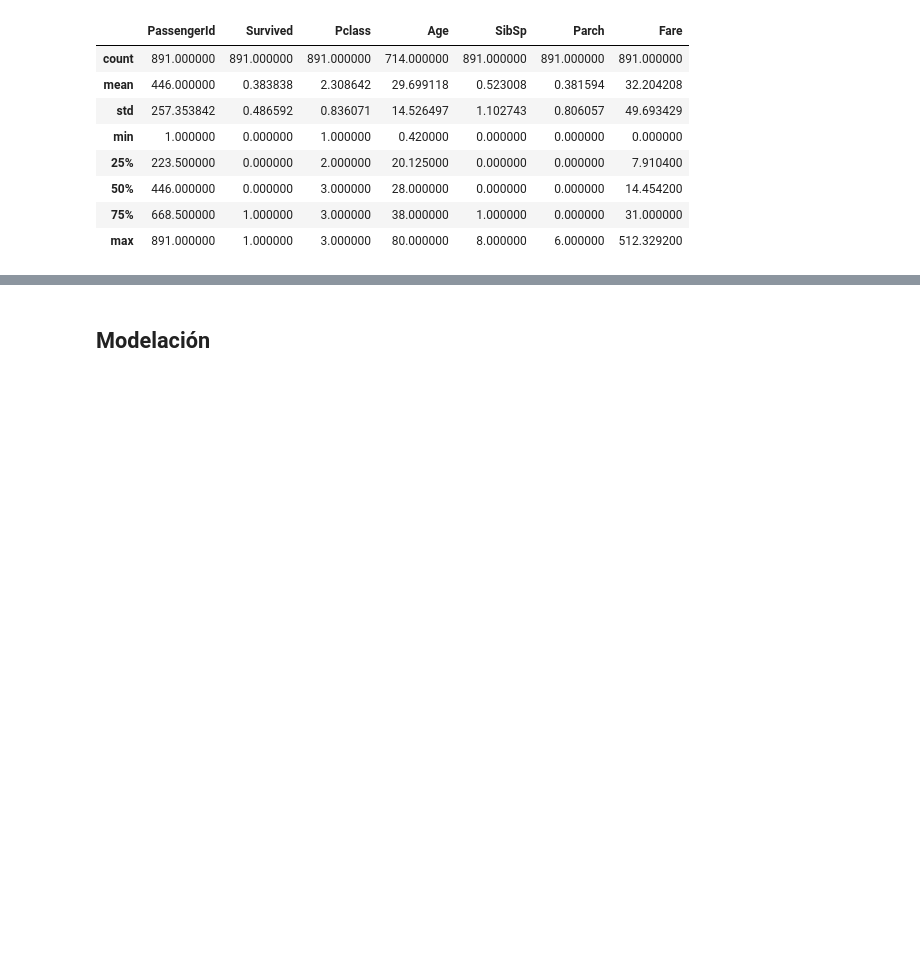
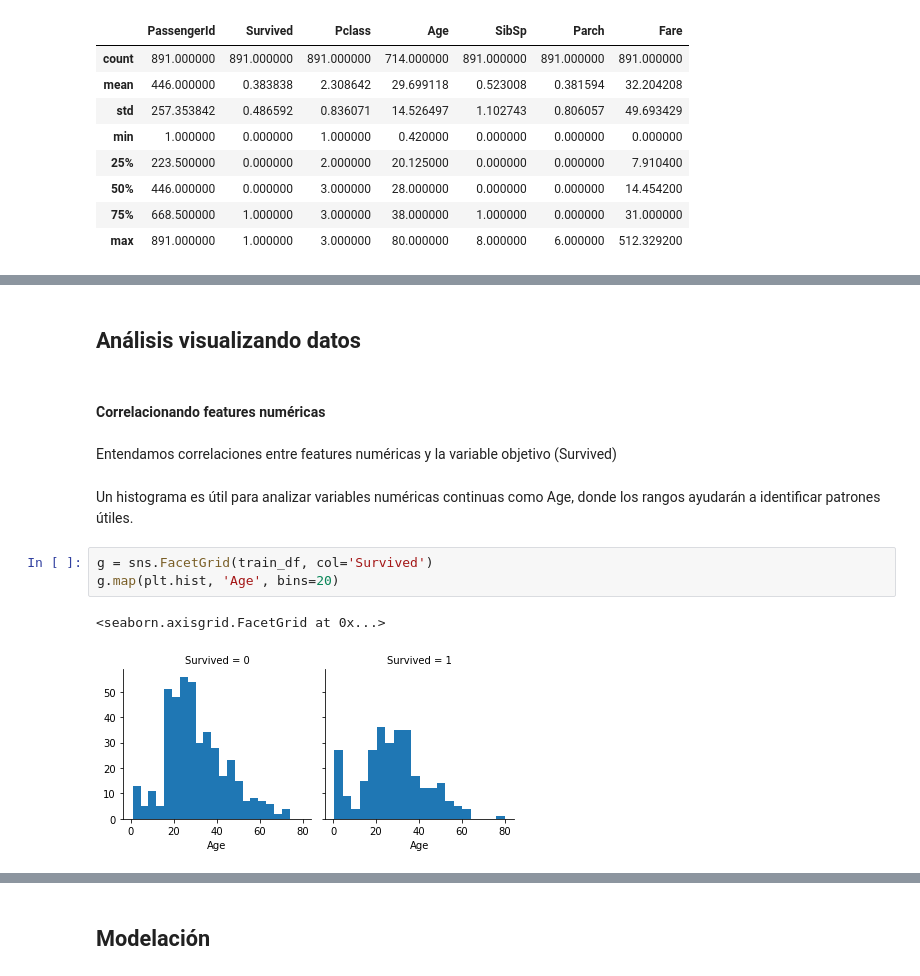
Before and after one commit to luisSantamariaCOL/MachineLearning-Journey, a Jupyter notebook: Machine Learning Projects/Kaggle Competition - Titanic Survival/Titanic Survival Notebook.ipynb, the cells around one changed output, grey strips where cells are left out. Saved outputs shown, nothing was run; the diff lists cells and outputs as text; blank space fills up the shorter version.

```diff
--- a/Machine Learning Projects/Kaggle Competition - Titanic Survival/Titanic Survival Notebook.ipynb
+++ b/Machine Learning Projects/Kaggle Competition - Titanic Survival/Titanic Survival Notebook.ipynb
@@ -171,0 +214,14 @@ Variables que requieren corrección:
+# %% [markdown]
+## Análisis visualizando datos
+# %% [markdown]
+#### Correlacionando features numéricas
+# %% [markdown]
+Entendamos correlaciones entre features numéricas y la variable objetivo (Survived)
+# %% [markdown]
+Un histograma es útil para analizar variables numéricas continuas como Age, donde los rangos ayudarán a identificar patrones útiles.
+# %%
+g = sns.FacetGrid(train_df, col='Survived')
+g.map(plt.hist, 'Age', bins=20)
+# %% [output]
+<seaborn.axisgrid.FacetGrid at 0x...>
+[figure, added]
```
Also changed, not shown: parts of 22 cells of this notebook.
